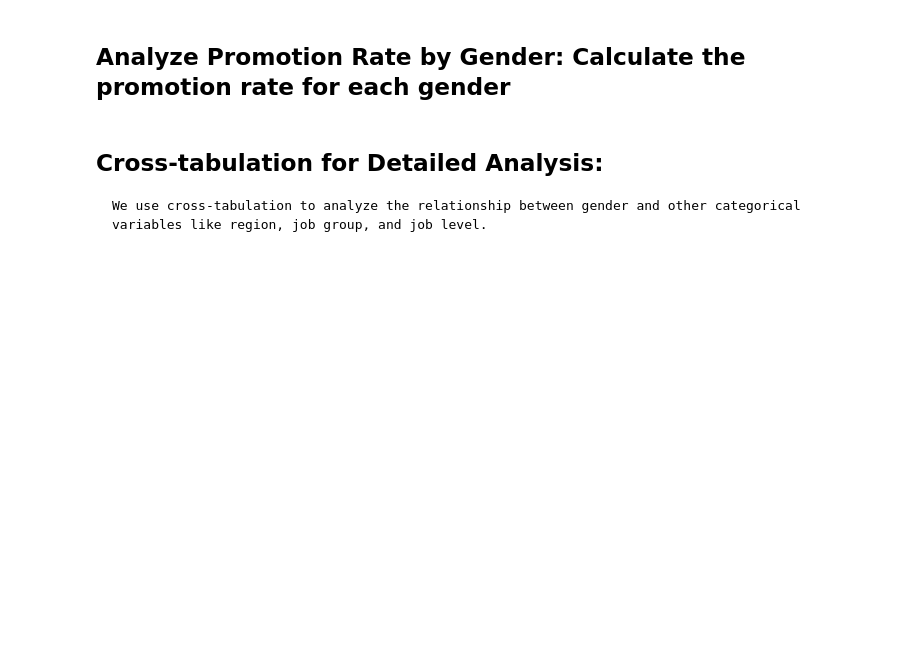
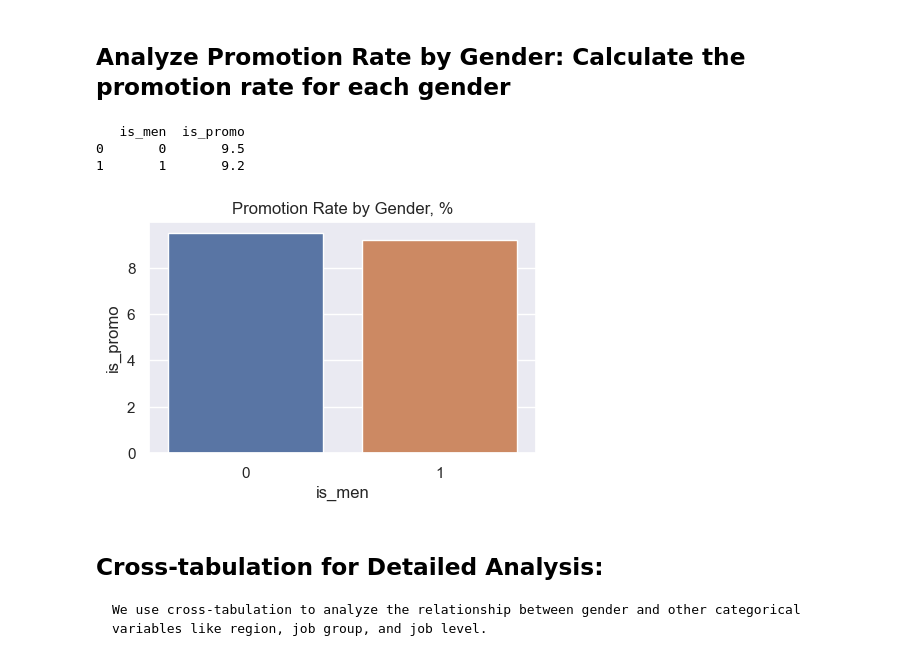
Before and after one commit to aleurb/empl_perf, a Jupyter notebook: code/analysis.ipynb, the cells around one changed output. Saved outputs shown, nothing was run; the diff lists cells and outputs as text; code cells hidden in the pictures; blank space fills up the shorter version.

```diff
--- a/code/analysis.ipynb
+++ b/code/analysis.ipynb
@@ -72,7 +96,8 @@ data_proc['job_rank'] = data_proc['job_level'].str[1].astype(int)
 # %%
-### Recode `gender` to `is_men` for statistics
-data_proc.loc[data_proc['gender']=='men', 'is_men'] = 1
-data_proc.loc[data_proc['gender']!='men', 'is_men'] = 0
-data_proc['is_men'] = data_proc['is_men'].astype(int)
-data_proc.drop(columns='gender', inplace=True)
+# Recode `gender` to `is_men` for statistics
+if 'gender' in data_proc.columns:
+    data_proc.loc[data_proc['gender']=='men', 'is_men'] = 1
+    data_proc.loc[data_proc['gender']!='men', 'is_men'] = 0
+    data_proc['is_men'] = data_proc['is_men'].astype(int)
+    data_proc.drop(columns='gender', inplace=True)
 # %%
@@ -234,11 +417,17 @@ plt.show()
 ## Analyze Promotion Rate by Gender: Calculate the promotion rate for each gender
 # %%
 promotion_rate = data_clean.groupby('is_men')['is_promo'].mean().reset_index()
+promotion_rate['is_promo'] = np.round(promotion_rate['is_promo'] * 100, 1)
 print(promotion_rate)
 
 sns.barplot(data=promotion_rate, x='is_men', y='is_promo')
-plt.title('Promotion Rate by Gender')
+plt.title('Promotion Rate by Gender, %')
 plt.show()
+# %% [output]
+   is_men  is_promo
+0       0       9.5
+1       1       9.2
+[figure, added]
 # %% [markdown]
 ## Cross-tabulation for Detailed Analysis:
 
```
Also changed, not shown: parts of 68 cells of this notebook, 1 other file.
